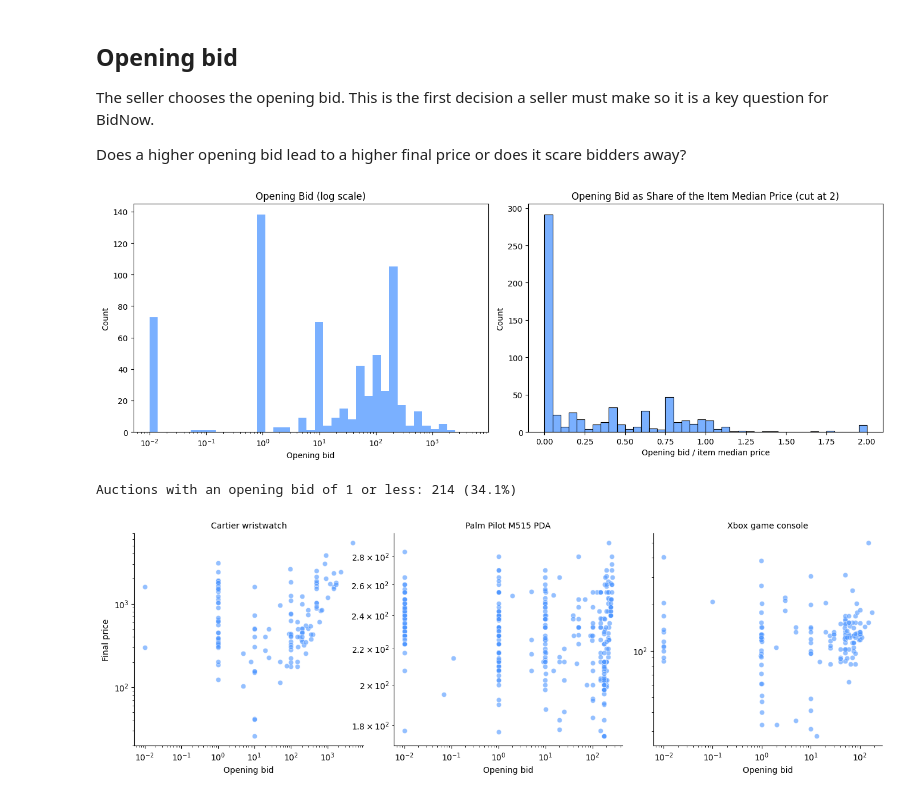
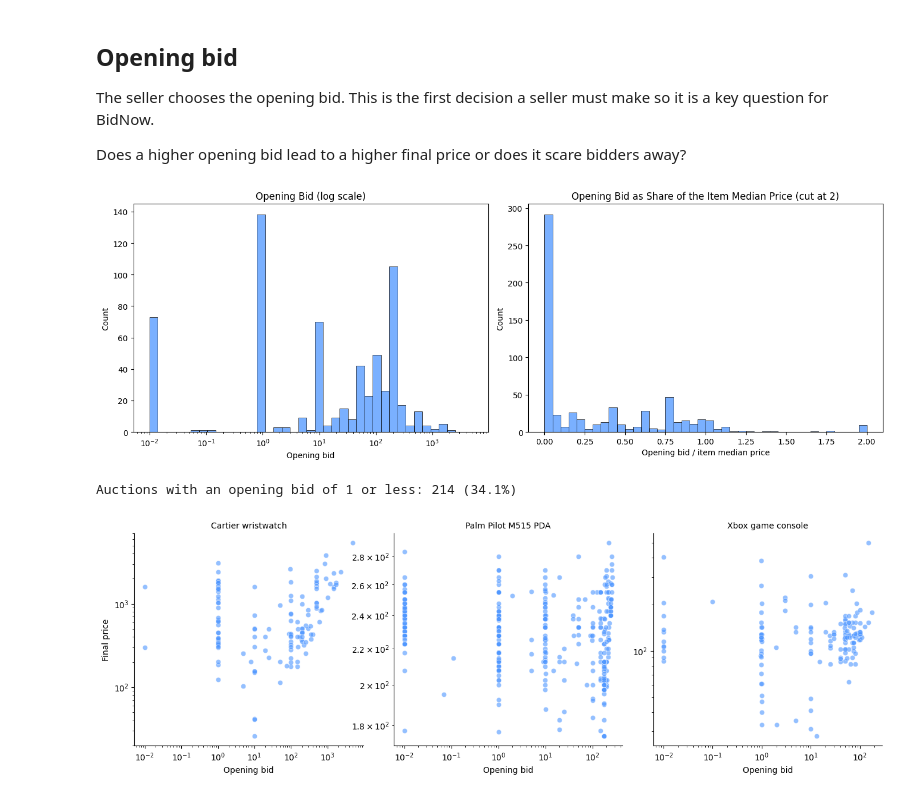
Before and after one commit to mariaaammm/BidNow_Data, a Jupyter notebook: notebooks/eda.ipynb, the cells around one changed output. Saved outputs shown, nothing was run; the diff lists cells and outputs as text; code cells hidden in the pictures.

```diff
--- a/notebooks/eda.ipynb
+++ b/notebooks/eda.ipynb
@@ -384,7 +412,7 @@ We make one row per auction. Besides the original columns we add features that w
 - `openbid_ratio`: opening bid divided by the median price of the same item
 - `premium`: final price divided by the opening bid
 # %%
-df['time_frac'] = df['bidtime'] / df['duration']   # 0 = start of the auction, 1 = end
+df['time_fraction'] = df['bidtime'] / df['duration']   # 0 = start of the auction, 1 = end of the auction
 
 # The winner is the bidder of the highest bid (the latest one if two bids are equal)
 winning_rows = (df.sort_values(['auctionid', 'bid', 'bidtime']).groupby('auctionid').tail(1).set_index('auctionid'))
@@ -405,7 +433,7 @@ auctions = df.groupby('auctionid').agg(
 ).reset_index()
 
 # Adding the winner information
-auctions = auctions.join(winning_rows[['bidder', 'bidderrate', 'time_frac']].rename(columns={'bidder': 'winner', 'bidderrate': 'winner_rate', 'time_frac': 'win_time_frac'}), on='auctionid')
+auctions = auctions.join(winning_rows[['bidder', 'bidderrate', 'time_fraction']].rename(columns={'bidder': 'winner', 'bidderrate': 'winner_rate', 'time_fraction': 'win_time_frac'}), on='auctionid')
 
 # Features that compare auctions of the same item
 item_median_price = auctions.groupby('item')['price'].transform('median')
@@ -538,23 +570,23 @@ Does a higher opening bid lead to a higher final price or does it scare bidders
 # %%
 # Opening bid is very skewed so we use a log scale on the x axis
 fig, axes = plt.subplots(1, 2, figsize=(14, 5))
 
-sns.histplot(auctions['openbid'], bins=np.logspace(np.log10(auctions['openbid'].min()), np.log10(auctions['openbid'].max()), 40), color='#4D96FF', ax=axes[0])
+sns.histplot(auctions['openbid'], bins=np.logspace(np.log10(auctions['openbid'].min()), np.log10(auctions['openbid'].max()), 40), edgecolor='black', linewidth=0.5, color='#4D96FF', ax=axes[0])
 axes[0].set_xscale('log')
 axes[0].set_title('Opening Bid (log scale)')
 axes[0].set_xlabel('Opening bid')
 
 # Opening bid compared to the typical price of the item
-sns.histplot(auctions['openbid_ratio'].clip(upper=2), bins=40, color='#4D96FF', ax=axes[1])
+sns.histplot(auctions['openbid_ratio'].clip(upper=2), bins=40, edgecolor='black', linewidth=0.5, color='#4D96FF', ax=axes[1])
 axes[1].set_title('Opening Bid as Share of the Item Median Price (cut at 2)')
 axes[1].set_xlabel('Opening bid / item median price')
 
 plt.tight_layout()
 plt.show()
 
 print(f"Auctions with an opening bid of 1 or less: {(auctions['openbid'] <= 1).sum()} ({(auctions['openbid'] <= 1).mean() * 100:.1f}%)")
 # %% [output]
-[figure, old version]
+[figure, new version]
 Auctions with an opening bid of 1 or less: 214 (34.1%)
 # %%
 # Opening bid against final price for each item (log scale on both axes)
```
Also changed, not shown: parts of 24 cells of this notebook.
